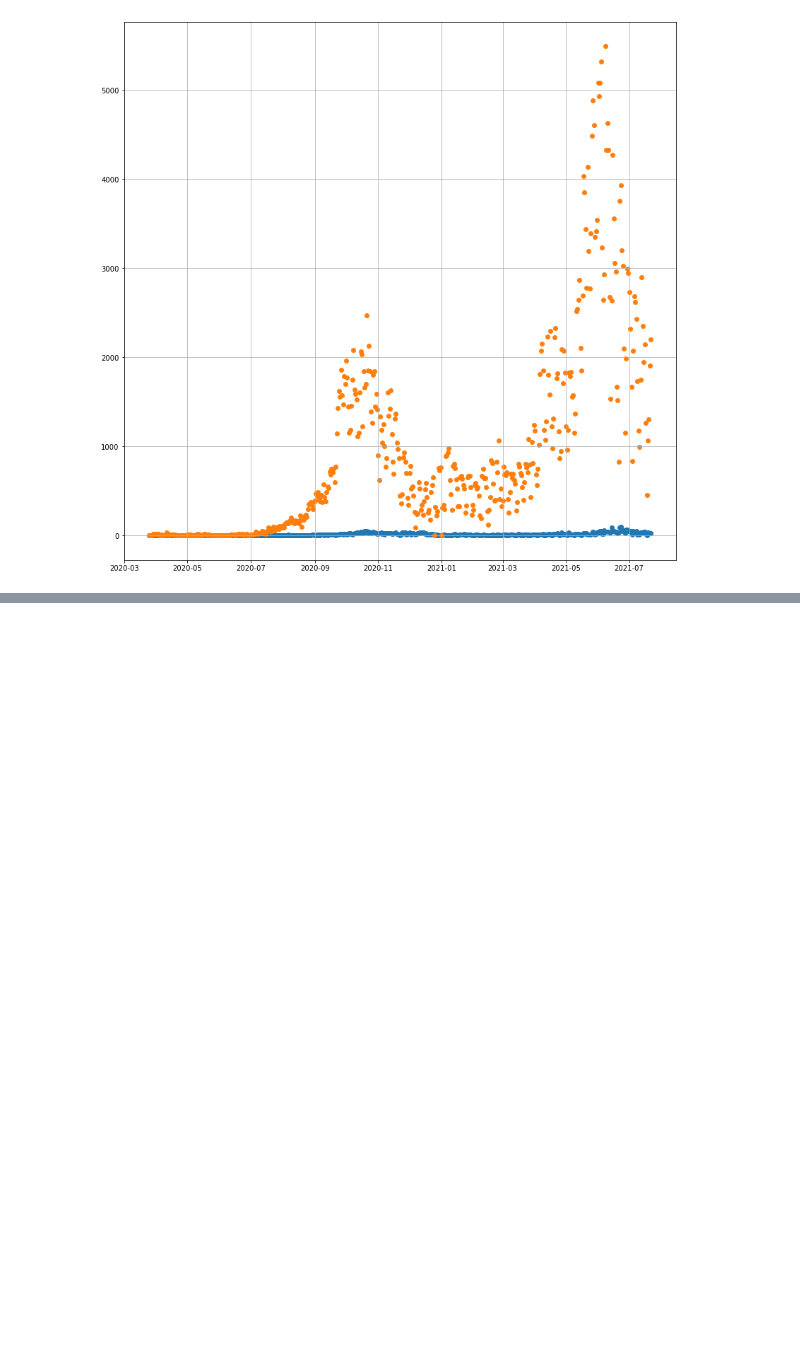
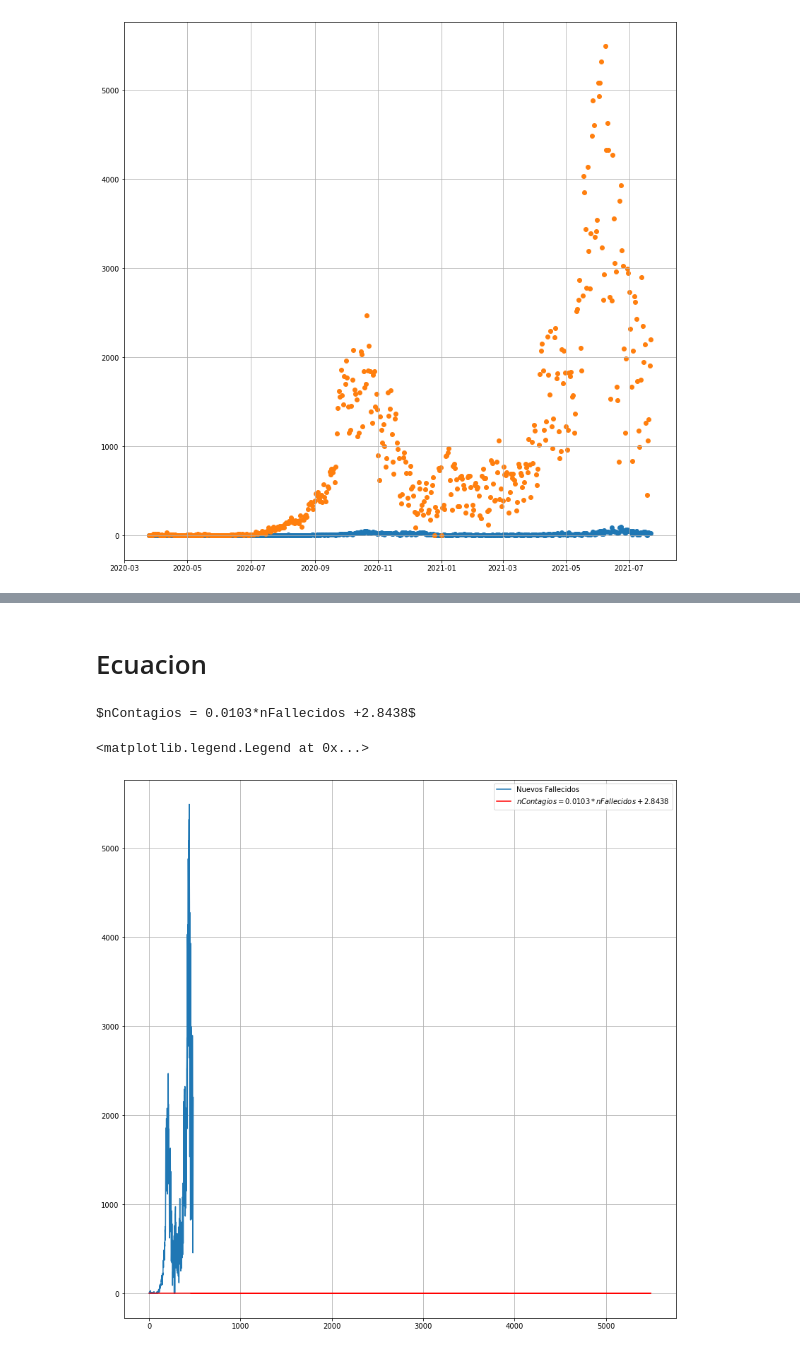
Before and after one commit to ISPC2020/tscdprog2020_g3-team-grupo-3, a Jupyter notebook: COVID_Cordoba/Correr_regresion_lineal.ipynb, the cells around one changed output, grey strips where cells are left out. Saved outputs shown, nothing was run; the diff lists cells and outputs as text; code cells hidden in the pictures; blank space fills up the shorter version.

Commit message:
trabajando regresion lineal

```diff
--- a/COVID_Cordoba/Correr_regresion_lineal.ipynb
+++ b/COVID_Cordoba/Correr_regresion_lineal.ipynb
@@ -54,0 +97,33 @@ plt.grid()
+# %% [markdown]
+# Ecuacion
+# %%
+#y=mx+c
+m = regresion_lineal.coef_[0][0]
+c = regresion_lineal.intercept_[0]
+label = r'$nContagios = %0.4f*nFallecidos %+0.4f$'%(m,c)
+print(label)
+# %% [output]
+$nContagios = 0.0103*nFallecidos +2.8438$
+# %%
+#DEFINO EL TAMAÑO DEL GRAFICO
+fig = plt.figure(figsize=(14,14))
+
+#Nube de puntos
+#plt.scatter(x,y)
+#plt.scatter(X,datos['Nuevos Fallecidos Provincia de Córdoba'])
+#plt.scatter(X,datos['Nuevos casos registrados Provincia de Córdoba'])
+#plt.plot(x,y)
+plt.plot(nContagios, label='Nuevos Fallecidos')
+plt.plot(nContagios, fallecidos_pred, color='red', label=label)
+plt.plot()
+
+#plt.plot(datos['Nuevos casos registrados Provincia de Córdoba'],datos['Fecha'])
+
+#defino titulos
+#plt.xlabel('Fallecidos Provincia de Córdoba')
+#plt.ylabel('Positivos registrados Provincia de Córdoba')
+plt.grid()
+plt.legend()
+# %% [output]
+<matplotlib.legend.Legend at 0x...>
+[figure, added]
```
Also changed, not shown: parts of 2 cells of this notebook.
